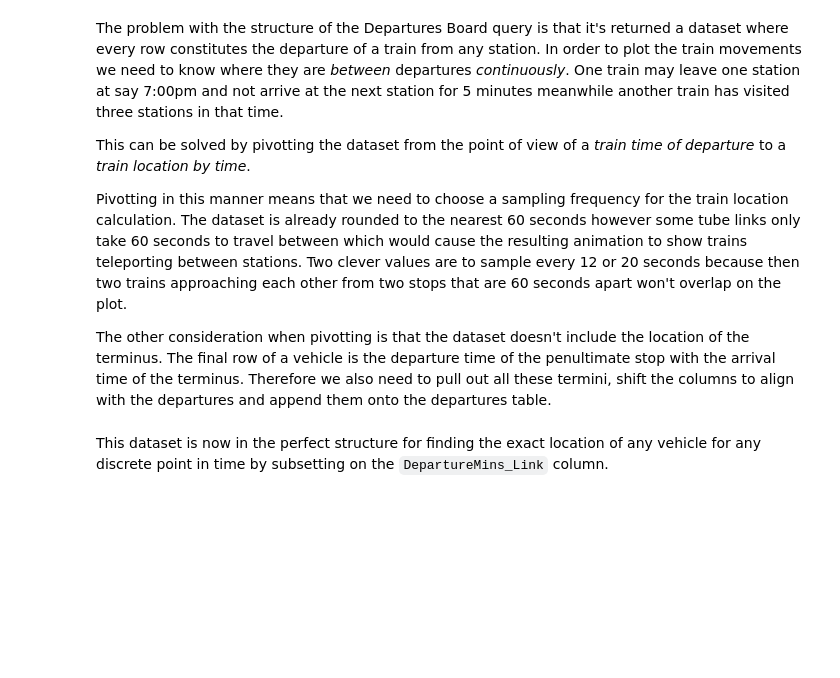
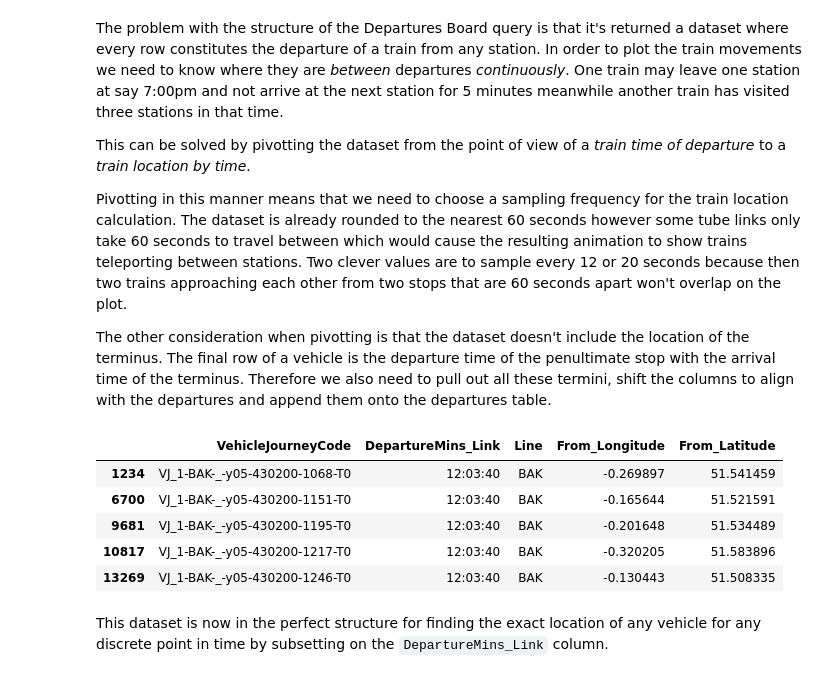
Before and after one commit to ruaridhw/london-tube, a Jupyter notebook: 3_notebooks/VisualisingData.ipynb, the cells around one changed output. Cells and saved outputs as stored; diff of their text form; code cells hidden in the pictures; blank space fills up the shorter version.

```diff
--- a/3_notebooks/VisualisingData.ipynb
+++ b/3_notebooks/VisualisingData.ipynb
@@ -200,7 +214,8 @@ H = nx.DiGraph()
 from copy import copy
 prev_row = None
 
-conn = psycopg2.connect(host="localhost",database="londontubepython", user="postgres", password="mysecretpassword")
+conn = psycopg2.connect(host="localhost",database="londontubepython",
+                        user="postgres", password="mysecretpassword")
 cur = conn.cursor('server_side_cursor', cursor_factory=psycopg2.extras.DictCursor)
 cur.execute(sqlquery, (timetable_date,))
 
@@ -506,10 +570,17 @@ sample_freq = 20 # interpolate the vehicle location every sample_freq seconds
 df_resampled = resample_vehicle_departures(df_expanded, sample_freq)
 # %%
 # Show vehicle positions as at 12:03:40
-h,m,s = 12,3,20
+h,m,s = 12,3,40
 assert s % sample_freq == 0 # seconds are a multiple of sample_freq otherwise no data returned
 time = pd.to_timedelta((h*60 + m)*60 + s, unit='s')
 df_resampled.loc[df_resampled['DepartureMins_Link'] == time].head()
+# %% [output]
+|  | VehicleJourneyCode | DepartureMins_Link | Line | From_Longitude | From_Latitude |
+| 1234 | VJ_1-BAK-_-y05-430200-1068-T0 | 12:03:40 | BAK | -0.269897 | 51.541459 |
+| 6700 | VJ_1-BAK-_-y05-430200-1151-T0 | 12:03:40 | BAK | -0.165644 | 51.521591 |
+| 9681 | VJ_1-BAK-_-y05-430200-1195-T0 | 12:03:40 | BAK | -0.201648 | 51.534489 |
+| 10817 | VJ_1-BAK-_-y05-430200-1217-T0 | 12:03:40 | BAK | -0.320205 | 51.583896 |
+| 13269 | VJ_1-BAK-_-y05-430200-1246-T0 | 12:03:40 | BAK | -0.130443 | 51.508335 |
 # %% [markdown]
 This dataset is now in the perfect structure for finding the exact location of any vehicle for any discrete
 point in time by subsetting on the `DepartureMins_Link` column.
```
Also changed, not shown: parts of 23 cells of this notebook.
